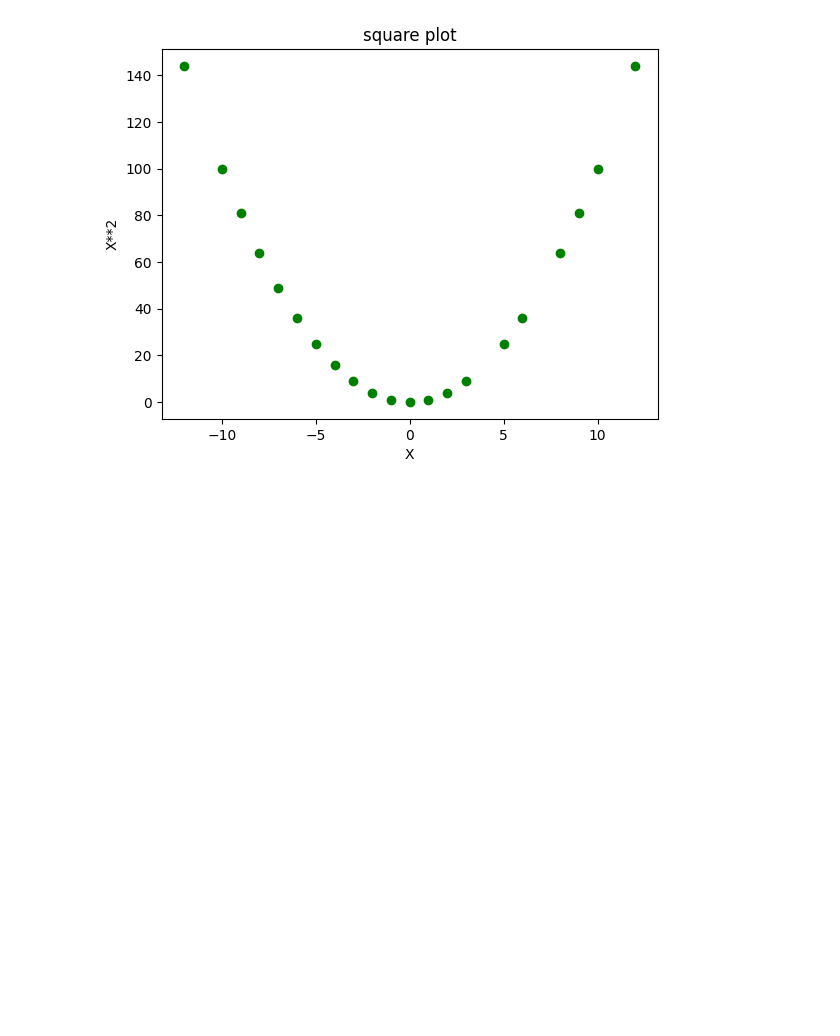
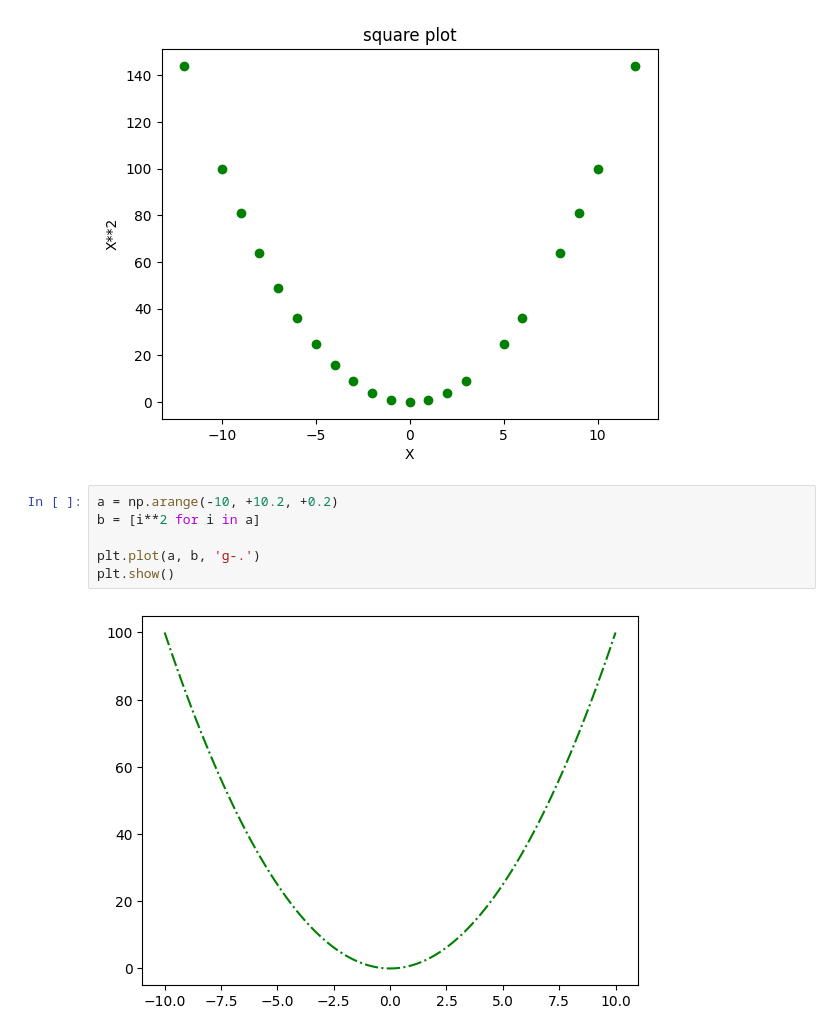
Before and after one commit to fahime9407/Machine-Learning-Path, a Jupyter notebook: matplot.ipynb, the cells around one changed output. Cells and saved outputs as stored; diff of their text form; blank space fills up the shorter version.

```diff
--- a/matplot.ipynb
+++ b/matplot.ipynb
@@ -11,3 +12,11 @@ plt.ylabel("X**2")
 plt.show()
 # %% [output]
 [figure]
+# %%
+a = np.arange(-10, +10.2, +0.2)
+b = [i**2 for i in a]
+
+plt.plot(a, b, 'g-.')
+plt.show()
+# %% [output]
+[figure, added]
```
Also changed, not shown: parts of 1 cell of this notebook.
